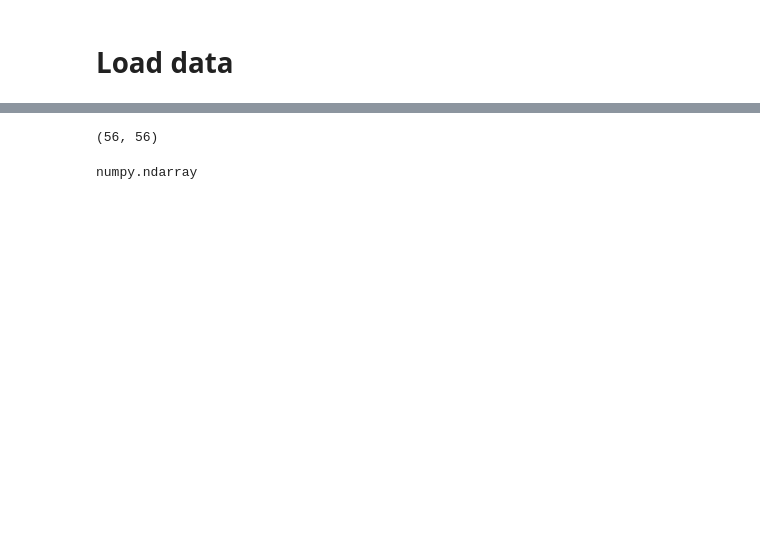
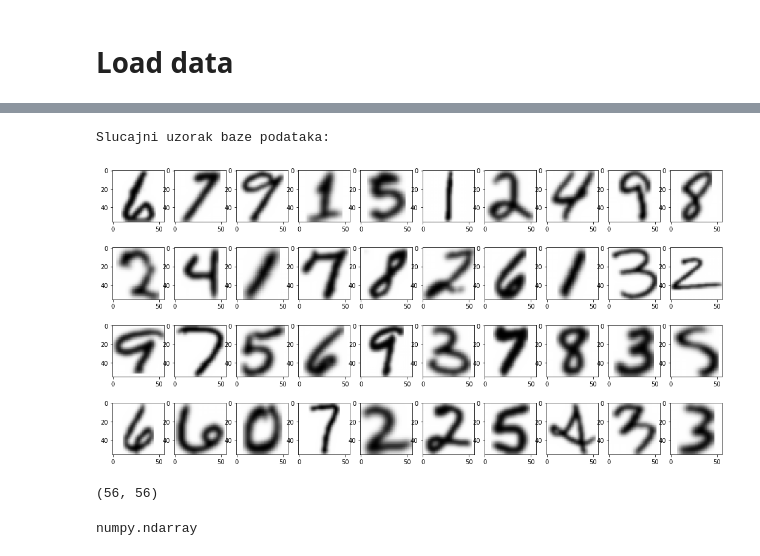
Before and after one commit to MilanCugur/DoubledMNIST, a Jupyter notebook: DoubledMNIST_Classification_Tasks.ipynb, the cells around one changed output, grey strips where cells are left out. Drawn from its saved outputs; the diff is of its cells as text; code cells hidden in the pictures; blank space fills up the shorter version.

```diff
--- a/DoubledMNIST_Classification_Tasks.ipynb
+++ b/DoubledMNIST_Classification_Tasks.ipynb
@@ -100,3 +130,18 @@ print(y_train[0])
+# %%
+# Plot some examples from datbase
+print('Slucajni uzorak baze podataka: ')
+fig, ax = plt.subplots(nrows=4, ncols=10)
+fig.set_figheight(9)
+fig.set_figwidth(18)
+for row in ax:
+    for col in row:
+      i = np.random.randint(len(x_train))
+      col.imshow(x_train[i], cmap='gray')
+
+plt.show()
+# %% [output]
+Slucajni uzorak baze podataka:
+[figure, added]
 # %%
 x_train[0].shape  # check image shape
 # %% [output]
```
Also changed, not shown: parts of 77 cells of this notebook.
